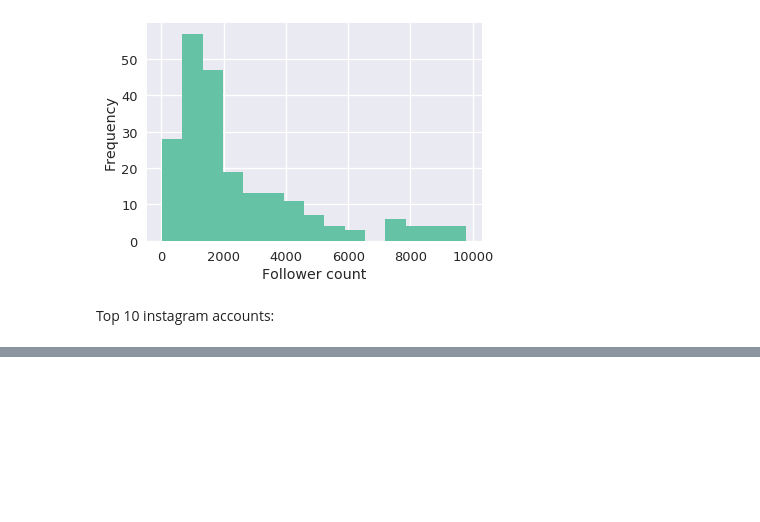
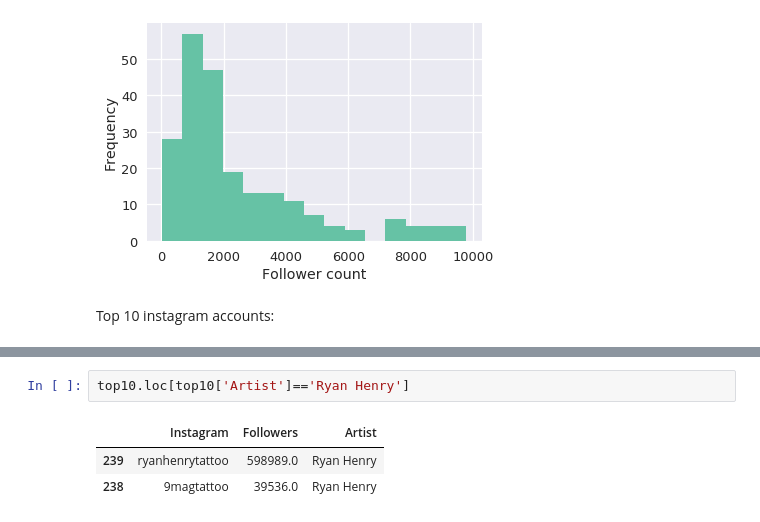
Before and after one commit to modw/playground, a Jupyter notebook: villain-tattoo/visualizing-data.ipynb, the cells around one changed output, grey strips where cells are left out. Saved outputs shown, nothing was run; the diff lists cells and outputs as text; blank space fills up the shorter version.

```diff
--- a/villain-tattoo/visualizing-data.ipynb
+++ b/villain-tattoo/visualizing-data.ipynb
@@ -150,0 +151,6 @@ plt.show()
+# %%
+top10.loc[top10['Artist']=='Ryan Henry']
+# %% [output]
+|  | Instagram | Followers | Artist |
+| 239 | ryanhenrytattoo | 598989.0 | Ryan Henry |
+| 238 | 9magtattoo | 39536.0 | Ryan Henry |
```
Also changed, not shown: parts of 1 cell of this notebook.
